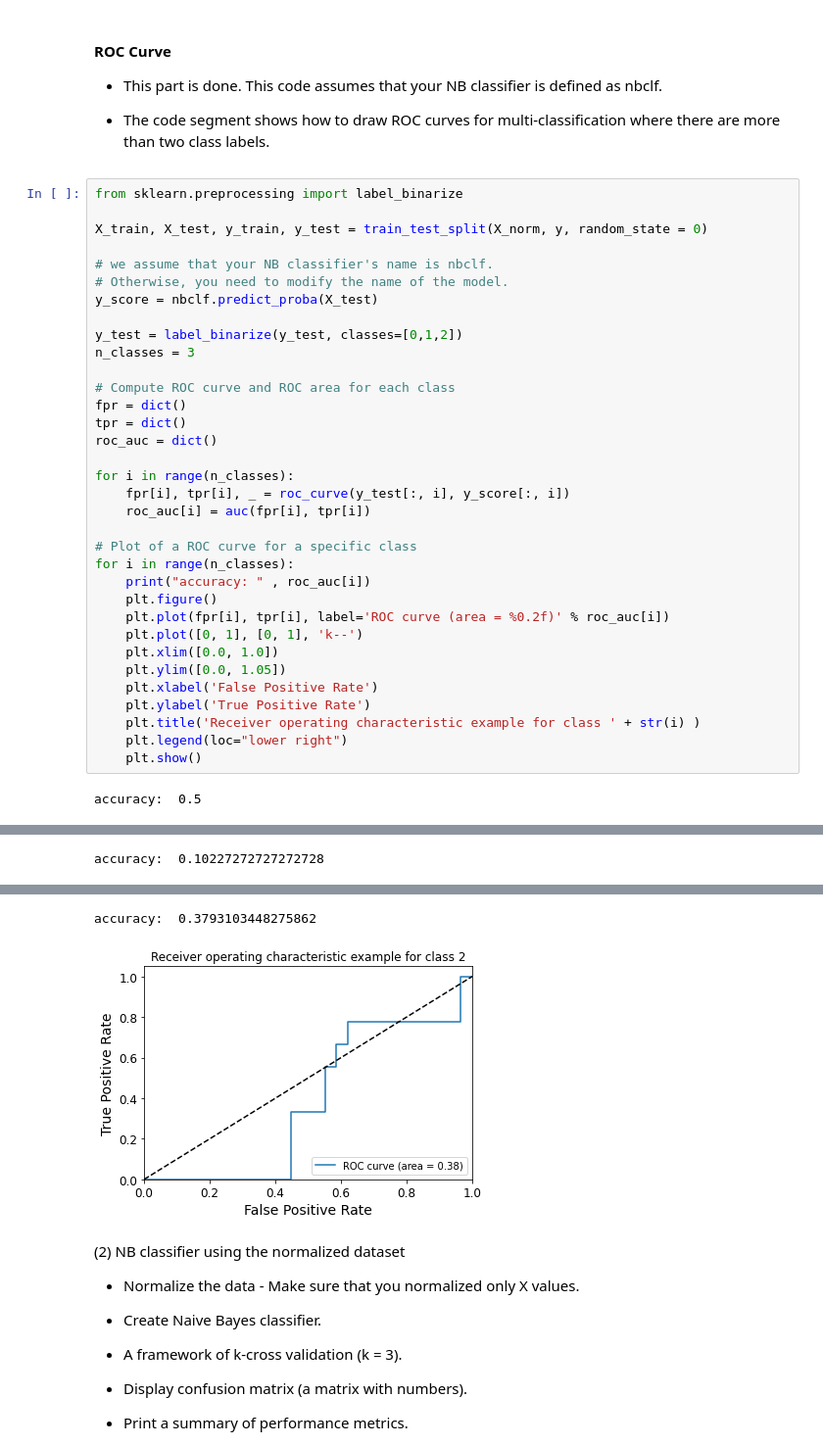
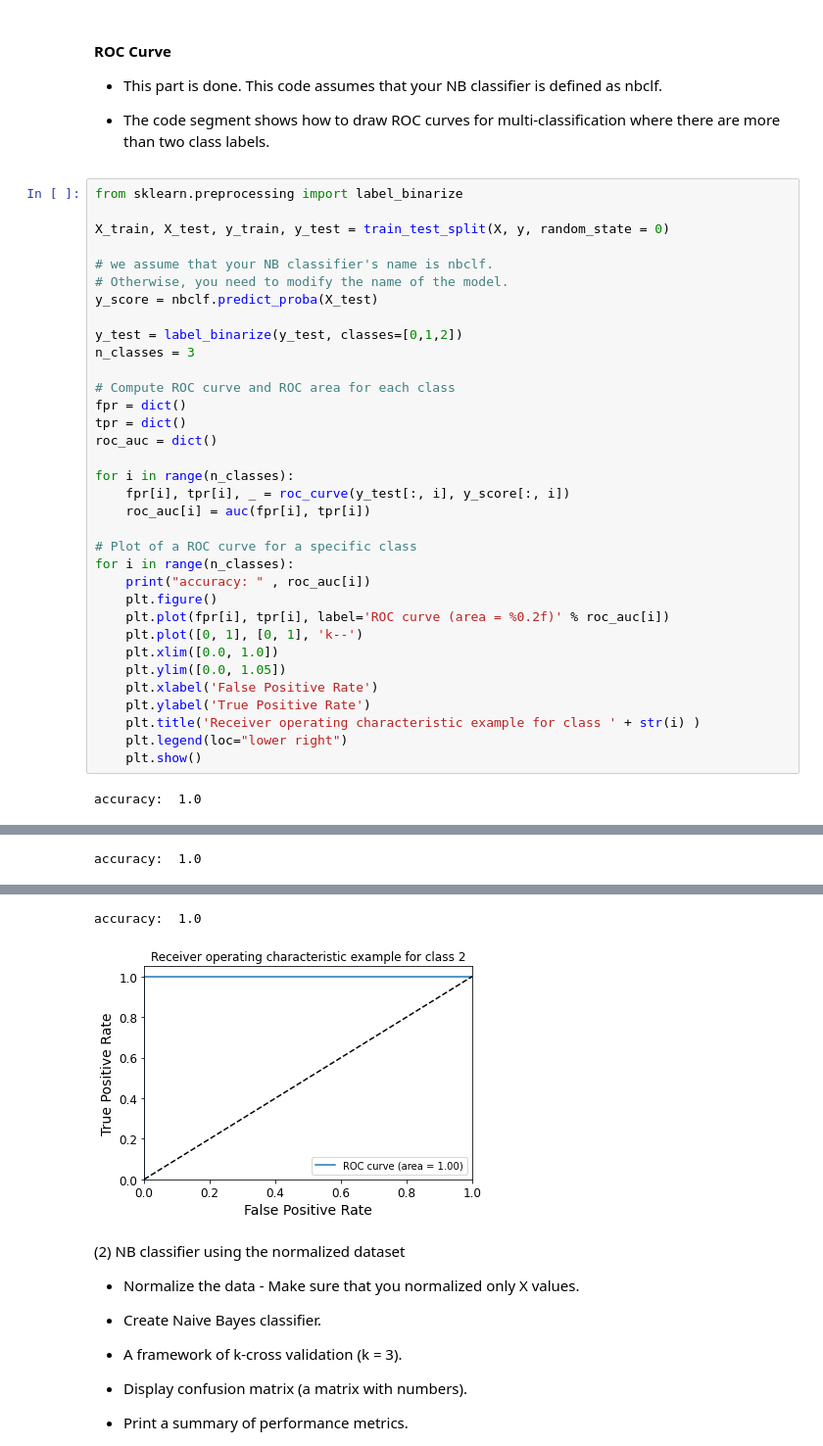
Before and after one commit to huangelton/machine-learning-course, a Jupyter notebook: ME3_NativeBayes/NaiveBayes.ipynb, the cells around one changed output, grey strips where cells are left out. Shown: that part at 98% size. Cells and saved outputs as stored; diff of their text form.

```diff
--- a/ME3_NativeBayes/NaiveBayes.ipynb
+++ b/ME3_NativeBayes/NaiveBayes.ipynb
@@ -678,7 +678,7 @@ weighted avg       0.93      0.92      0.92        50
 # %%
 from sklearn.preprocessing import label_binarize
 
-X_train, X_test, y_train, y_test = train_test_split(X_norm, y, random_state = 0)
+X_train, X_test, y_train, y_test = train_test_split(X, y, random_state = 0)
 
 # we assume that your NB classifier's name is nbclf.
 # Otherwise, you need to modify the name of the model.
@@ -710,4 +710,4 @@ for i in range(n_classes):
     plt.legend(loc="lower right")
     plt.show()
 # %% [output]
-accuracy:  0.5
+accuracy:  1.0
@@ -715 +715 @@ accuracy:  0.5
-accuracy:  0.10227272727272728
+accuracy:  1.0
@@ -717,5 +717,5 @@ accuracy:  0.10227272727272728
-accuracy:  0.3793103448275862
+accuracy:  1.0
-[figure, old version]
+[figure, new version]
 # %% [markdown]
 (2) NB classifier using the normalized dataset
 
```
Also changed, not shown: parts of 1 cell of this notebook.
